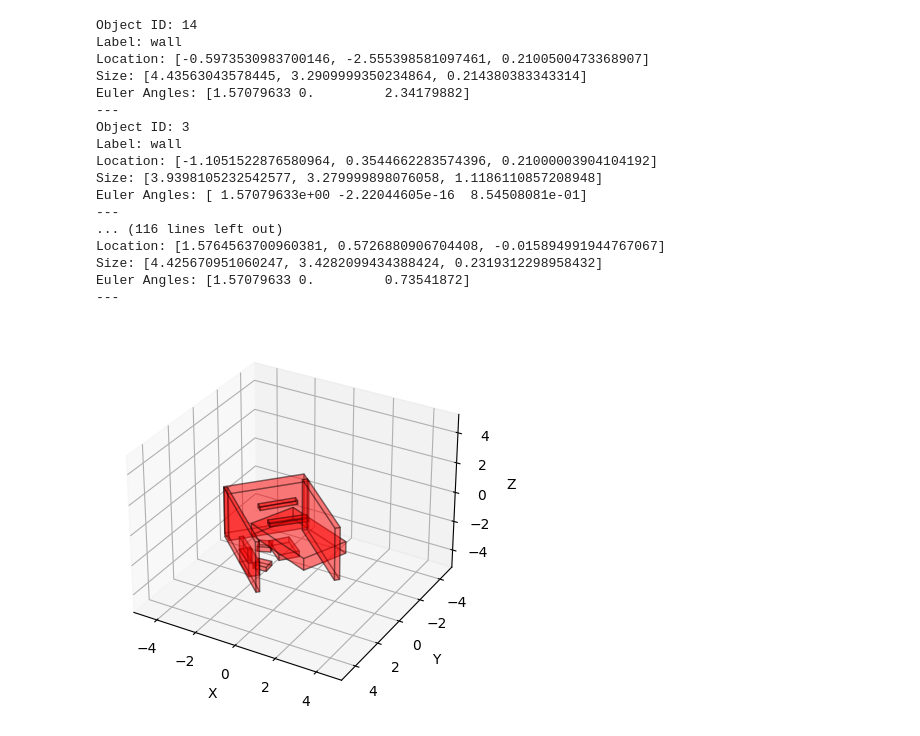
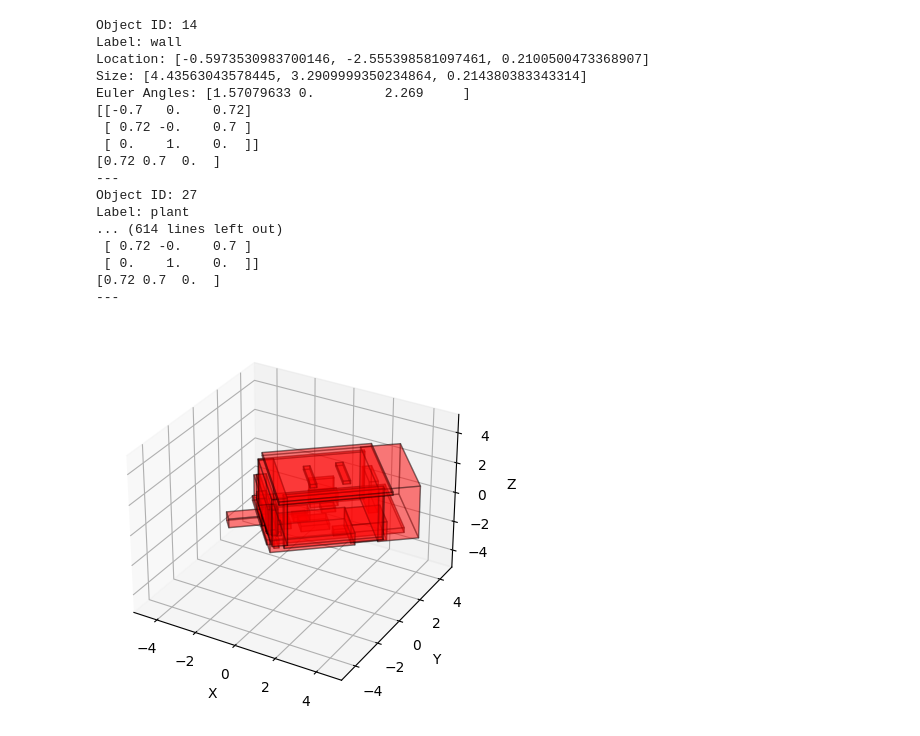
Before and after one commit to hamnaanaa/3D-Scene-Diffusion-Guidance-using-Scene-Graphs, a Jupyter notebook: datasets/3RScan/bounding_box_reconstruction.ipynb, the cells around one changed output. Saved outputs shown, nothing was run; the diff lists cells and outputs as text; code cells hidden in the pictures.

```diff
--- a/datasets/3RScan/bounding_box_reconstruction.ipynb
+++ b/datasets/3RScan/bounding_box_reconstruction.ipynb
@@ -43,10 +43,19 @@ for scan_folder in os.listdir(dataset_path):
         rotation_matrix = np.transpose(np.array(normalized_axes).reshape(3, 3))
         rotation = Rotation.from_matrix(rotation_matrix)
         euler_angles = rotation.as_euler('xyz', degrees=False) # degrees in radians
+
         #quaternion = rotation.as_quat()
 
-        if (object_data['label'] != 'wall') and (object_data['label'] != 'tv') and (object_data['label'] != 'commode') and (object_data['label'] != 'table') and (object_data['label'] != 'beanbag') and (object_data['label'] != 'light') and (object_data['label'] != 'sofa'):
-            continue
+        #if (object_data['label'] != 'floor') and (object_data['label'] != 'sofa') and (object_data['label'] != 'ceiling') and (object_data['label'] != 'window'):
+        #if (object_data['label'] != 'sofa') and (object_data['label'] != 'wall'):
+        #if (object_data['label'] != 'sofa') and (object_data['label'] != 'wall') and (object_data['label'] != 'tv') and (object_data['label'] != 'commode') and (object_data['label'] != 'table') and (object_data['label'] != 'beanbag') and (object_data['label'] != 'light'):
+            #continue
+
+        # faking it
+        comparison_angles = [0.698, 2.269]
+        differences = np.abs(euler_angles[2] - comparison_angles)
+        closest_index = np.argmin(differences)
+        euler_angles[2] = comparison_angles[closest_index]
 
         # Print the extracted data for each object
         print("Object ID:", object_data['objectId'])
@@ -59,6 +68,8 @@ for scan_folder in os.listdir(dataset_path):
         print("Euler Angles:", euler_angles)
         obj['euler_angles'] = euler_angles
         obj['rotation_matrix'] = rotation_matrix
+        print(np.round(rotation_matrix, 2))
+        print(np.round(object_data['dominantNormal'], 2))
         #print("Quaternion:", quaternion)
         #obj['quaternion'] = quaternion
 
@@ -72,19 +83,19 @@ Object ID: 14
 Label: wall
 Location: [-0.5973530983700146, -2.555398581097461, 0.2100500473368907]
 Size: [4.43563043578445, 3.2909999350234864, 0.214380383343314]
-Euler Angles: [1.57079633 0.         2.34179882]
+Euler Angles: [1.57079633 0.         2.269     ]
+[[-0.7   0.    0.72]
+ [ 0.72 -0.    0.7 ]
+ [ 0.    1.    0.  ]]
+[0.72 0.7  0.  ]
 ---
-Object ID: 3
-Label: wall
-Location: [-1.1051522876580964, 0.3544662283574396, 0.21000003904104192]
-Size: [3.9398105232542577, 3.279999898076058, 1.1186110857208948]
-Euler Angles: [ 1.57079633e+00 -2.22044605e-16  8.54508081e-01]
+Object ID: 27
+Label: plant
+... (614 lines left out)
+ [ 0.72 -0.    0.7 ]
+ [ 0.    1.    0.  ]]
+[0.72 0.7  0.  ]
 ---
-... (116 lines left out)
-Location: [1.5764563700960381, 0.5726880906704408, -0.015894991944767067]
-Size: [4.425670951060247, 3.4282099434388424, 0.2319312298958432]
-Euler Angles: [1.57079633 0.         0.73541872]
----
 # %%
 # Create a 3D plot
 fig1 = plt.figure()
@@ -94,6 +105,7 @@ i = 0
 
 # Visualize objects in the scene
 for object_data in scenes['4acaebcc-6c10-2a2a-858b-29c7e4fb410d']:
+#for object_data in scenes['754e884c-ea24-2175-8b34-cead19d4198d']:
     # Extract necessary data from the object
     location = object_data['location']
     size = object_data['size']
@@ -101,8 +113,8 @@ for object_data in scenes['4acaebcc-6c10-2a2a-858b-29c7e4fb410d']:
     #quaternion = object_data['quaternion']
 
     i = i+1
-    if i > 20:
-        break
+    #if i > 20:
+        #break
 
     rotation = Rotation.from_euler('xyz', euler_angles)
     rotation_matrix = rotation.as_matrix()
@@ -139,32 +151,32 @@ for object_data in scenes['4acaebcc-6c10-2a2a-858b-29c7e4fb410d']:
     polygons = [
         [global_corners[0], global_corners[1], global_corners[3], global_corners[2]],
         [global_corners[4], global_corners[5], global_corners[7], global_corners[6]],
         [global_corners[0], global_corners[1], global_corners[5], global_corners[4]],
         [global_corners[2], global_corners[3], global_corners[7], global_corners[6]],
         [global_corners[0], global_corners[2], global_corners[6], global_corners[4]],
         [global_corners[1], global_corners[3], global_corners[7], global_corners[5]]
     ]
 
     # Create the 3D collection and add it to the plot
     collection = Poly3DCollection(polygons, alpha=0.3, facecolor='red', edgecolor='black')
     ax.add_collection3d(collection)
 
 
 # Set labels for the axes
 ax.set_xlabel('X')
 ax.set_ylabel('Y')
 ax.set_zlabel('Z')
 
 # Set the limits of the plot's axes
 factor = 5
 x_min, x_max, y_min, y_max, z_min, z_max = -factor, factor, -factor, factor, -factor, factor
 ax.set_xlim(x_min, x_max)
-ax.set_ylim(y_max, y_min)
+ax.set_ylim(y_min, y_max)
 ax.set_zlim(z_min, z_max)
 
 # Show the plot
 plt.show()
 
 # leider spiegelverkehrt?
 # %% [output]
-[figure, old version]
+[figure, new version]
```
Also changed, not shown: parts of 2 cells of this notebook.
